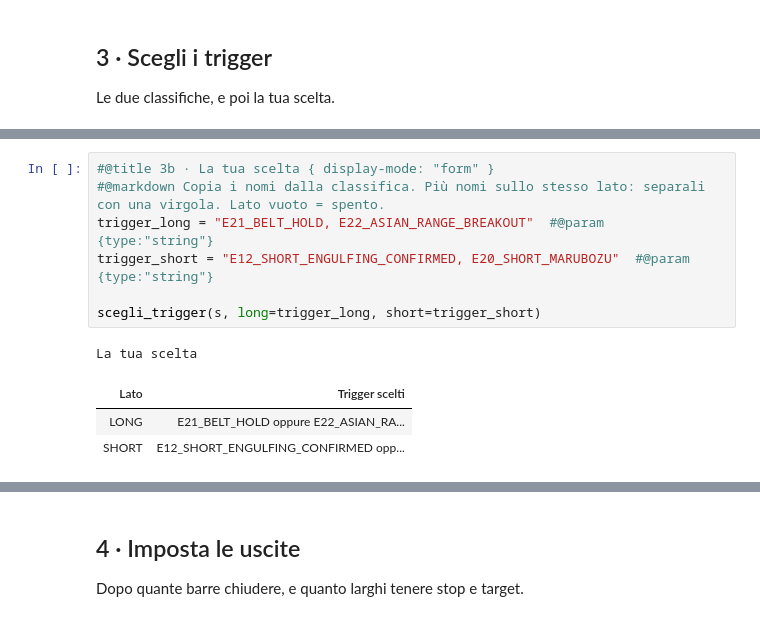
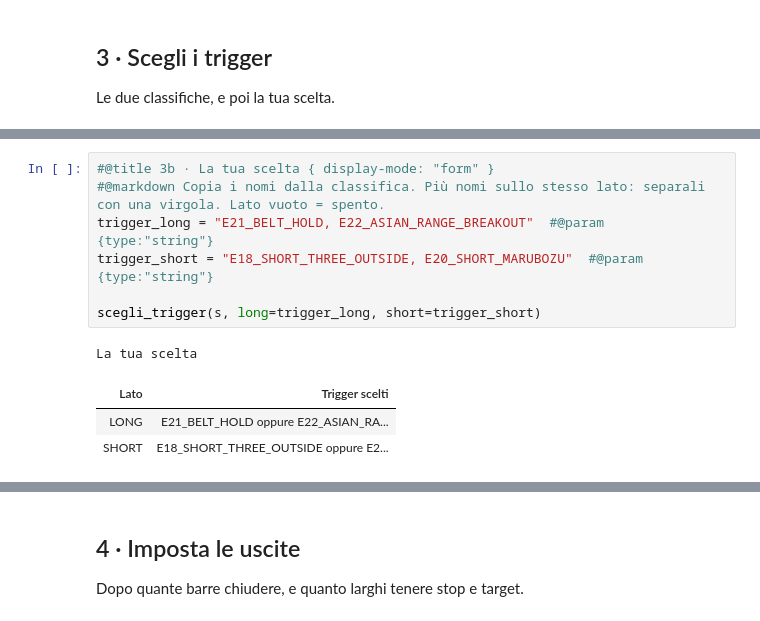
Before and after one commit to matti410/Trading-System-Creator_V4, a Jupyter notebook: Trading_System_Lab.ipynb, the cells around one changed output, grey strips where cells are left out. Cells and saved outputs as stored; diff of their text form.

```diff
--- a/Trading_System_Lab.ipynb
+++ b/Trading_System_Lab.ipynb
@@ -118,15 +118,15 @@ Classifica SHORT
 # %%
 #@title 3b · La tua scelta { display-mode: "form" }
 #@markdown Copia i nomi dalla classifica. Più nomi sullo stesso lato: separali con una virgola. Lato vuoto = spento.
 trigger_long = "E21_BELT_HOLD, E22_ASIAN_RANGE_BREAKOUT"  #@param {type:"string"}
-trigger_short = "E12_SHORT_ENGULFING_CONFIRMED, E20_SHORT_MARUBOZU"  #@param {type:"string"}
+trigger_short = "E18_SHORT_THREE_OUTSIDE, E20_SHORT_MARUBOZU"  #@param {type:"string"}
 
 scegli_trigger(s, long=trigger_long, short=trigger_short)
 # %% [output]
 La tua scelta
 | Lato | Trigger scelti |
 | LONG | E21_BELT_HOLD oppure E22_ASIAN_RA... |
-| SHORT | E12_SHORT_ENGULFING_CONFIRMED opp... |
+| SHORT | E18_SHORT_THREE_OUTSIDE oppure E2... |
 [interactive output not drawn]
 # %% [markdown]
 ## 4 · Imposta le uscite
```
Also changed, not shown: parts of 4 cells of this notebook.
